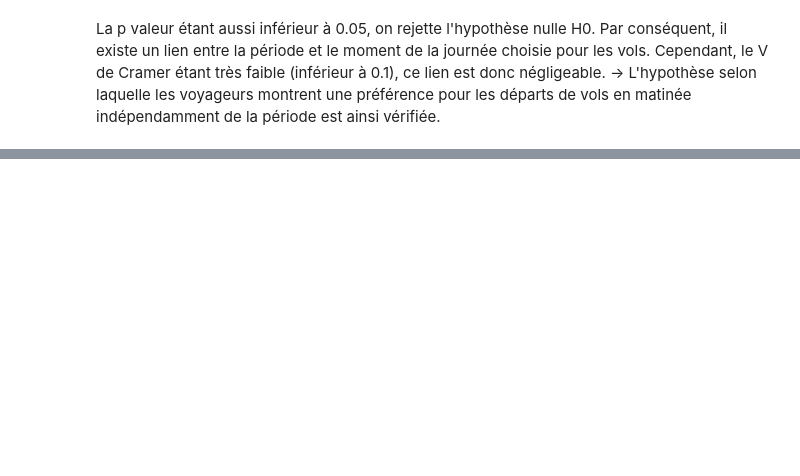
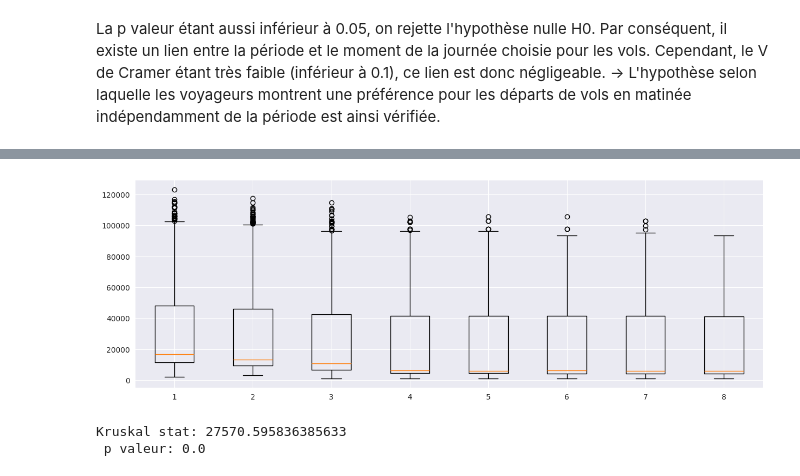
Before and after one commit to chanwinharold/Prevision_du_prix_des_vols, a Jupyter notebook: notebooks/03_statistical_insights.ipynb, the cells around one changed output, grey strips where cells are left out. Drawn from its saved outputs; the diff is of its cells as text; code cells hidden in the pictures; blank space fills up the shorter version.

Commit message:
Tests statistiques (+2 Hypothèses vérifiées)

```diff
--- a/notebooks/03_statistical_insights.ipynb
+++ b/notebooks/03_statistical_insights.ipynb
@@ -185,0 +238,25 @@ La p valeur étant aussi inférieur à 0.05, on rejette l'hypothèse nulle H0. P
+# %%
+# Isolation des groupes
+semaine_1 = data.loc[data.period == "semaine-1", "price"]
+semaine_2 = data.loc[data.period == "semaine-2", "price"]
+semaine_3 = data.loc[data.period == "semaine-3", "price"]
+semaine_4 = data.loc[data.period == "semaine-4", "price"]
+semaine_5 = data.loc[data.period == "semaine-5", "price"]
+semaine_6 = data.loc[data.period == "semaine-6", "price"]
+semaine_7 = data.loc[data.period == "semaine-7", "price"]
+semaine_8 = data.loc[data.period == "semaine-8", "price"]
+
+semaines = [semaine_1, semaine_2, semaine_3, semaine_4, semaine_5, semaine_6, semaine_7, semaine_8]
+# Visualisation
+plt.figure(figsize=(15, 5))
+plt.boxplot(semaines)
+plt.show()
+# %% [output]
+[figure, added]
+# %%
+# test de kruskal-wallis
+stat_kruskal, p_value = kruskal(semaine_1, semaine_2, semaine_3, semaine_4, semaine_5, semaine_6, semaine_7, semaine_8)
+print(f"Kruskal stat: {stat_kruskal}\n p valeur: {p_value}")
+# %% [output]
+Kruskal stat: 27570.595836385633
+ p valeur: 0.0
```
Also changed, not shown: parts of 14 cells of this notebook, 2 other files.
